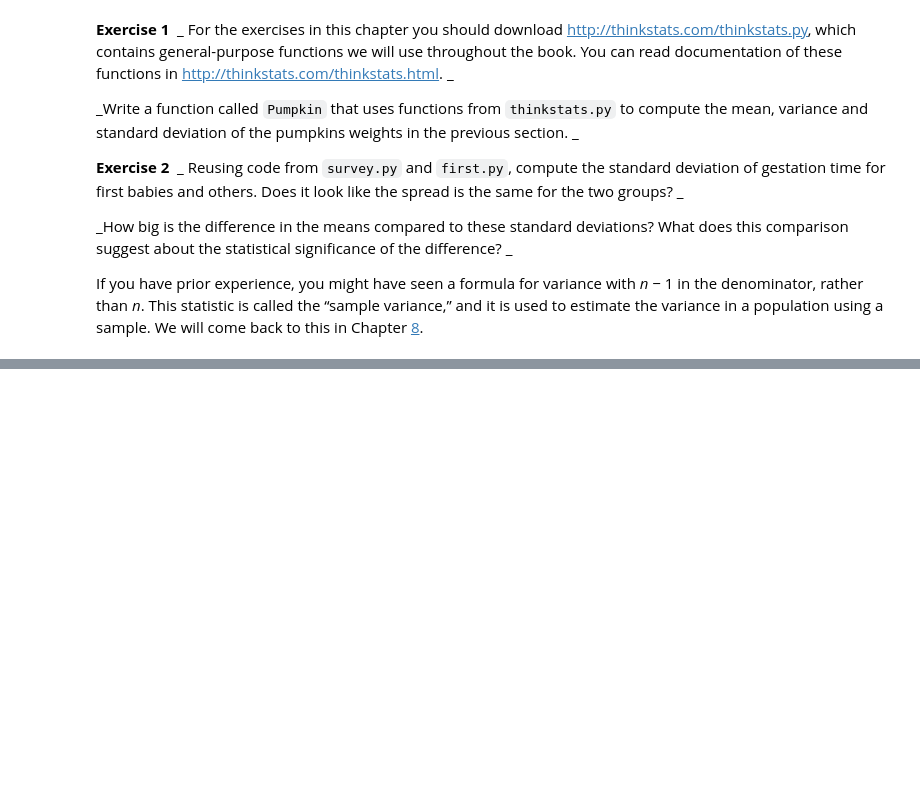
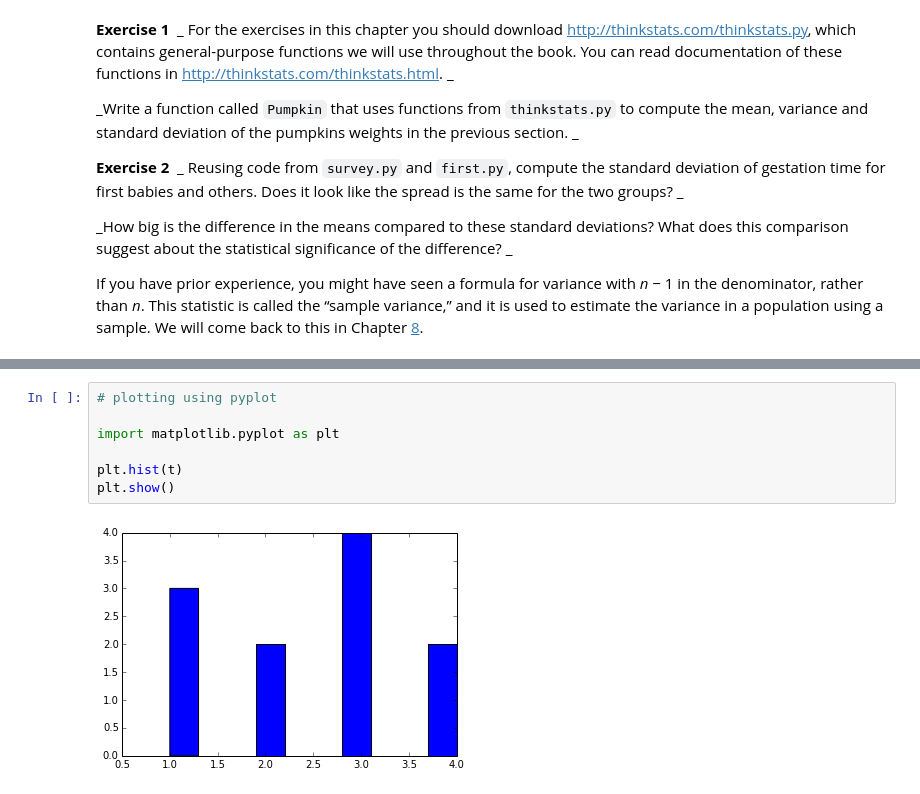
Before and after one commit to 8bit-pixies/Data-Science, a Jupyter notebook: Think-Stats/2 Descriptive Statistics.ipynb, the cells around one changed output, grey strips where cells are left out. Drawn from its saved outputs; the diff is of its cells as text; blank space fills up the shorter version.

```diff
--- a/Think-Stats/2 Descriptive Statistics.ipynb
+++ b/Think-Stats/2 Descriptive Statistics.ipynb
@@ -592,0 +124,9 @@ to answer the question clearly, precisely, and accurately._
+# %%
+# plotting using pyplot
+
+import matplotlib.pyplot as plt
+
+plt.hist(t)
+plt.show()
+# %% [output]
+[figure, added]
```
Also changed, not shown: parts of 16 cells of this notebook, 3 other files.
